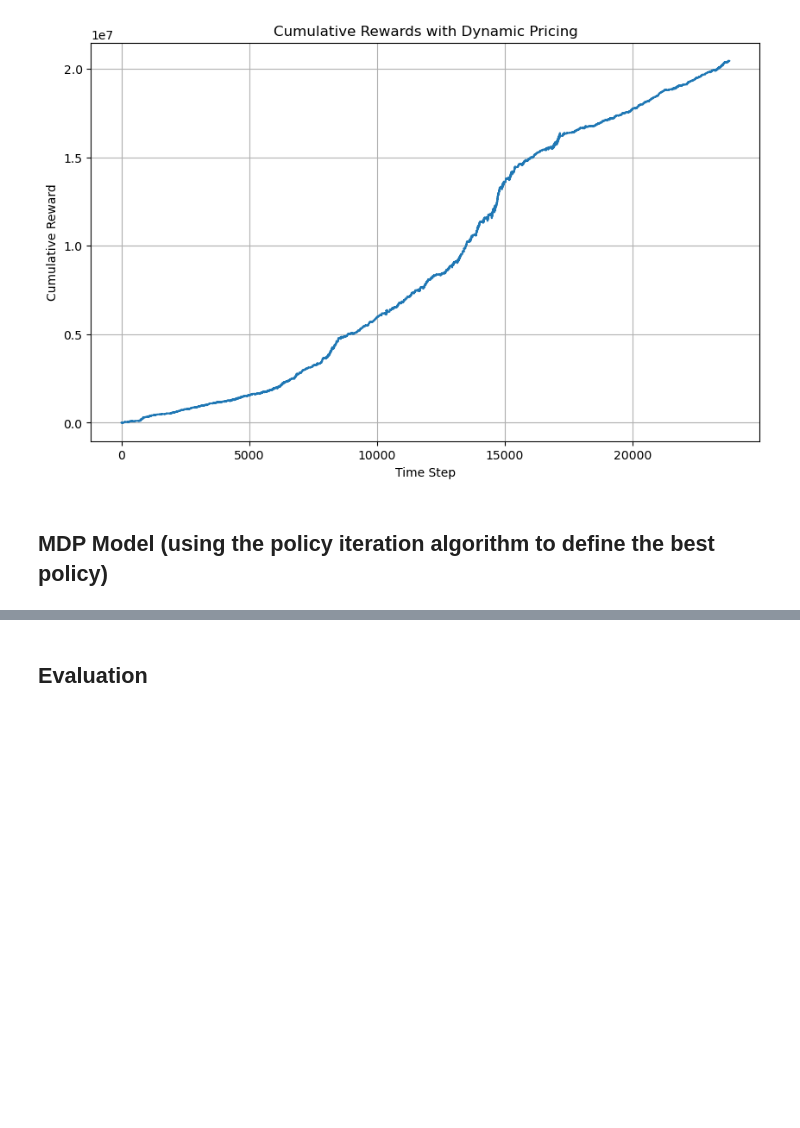
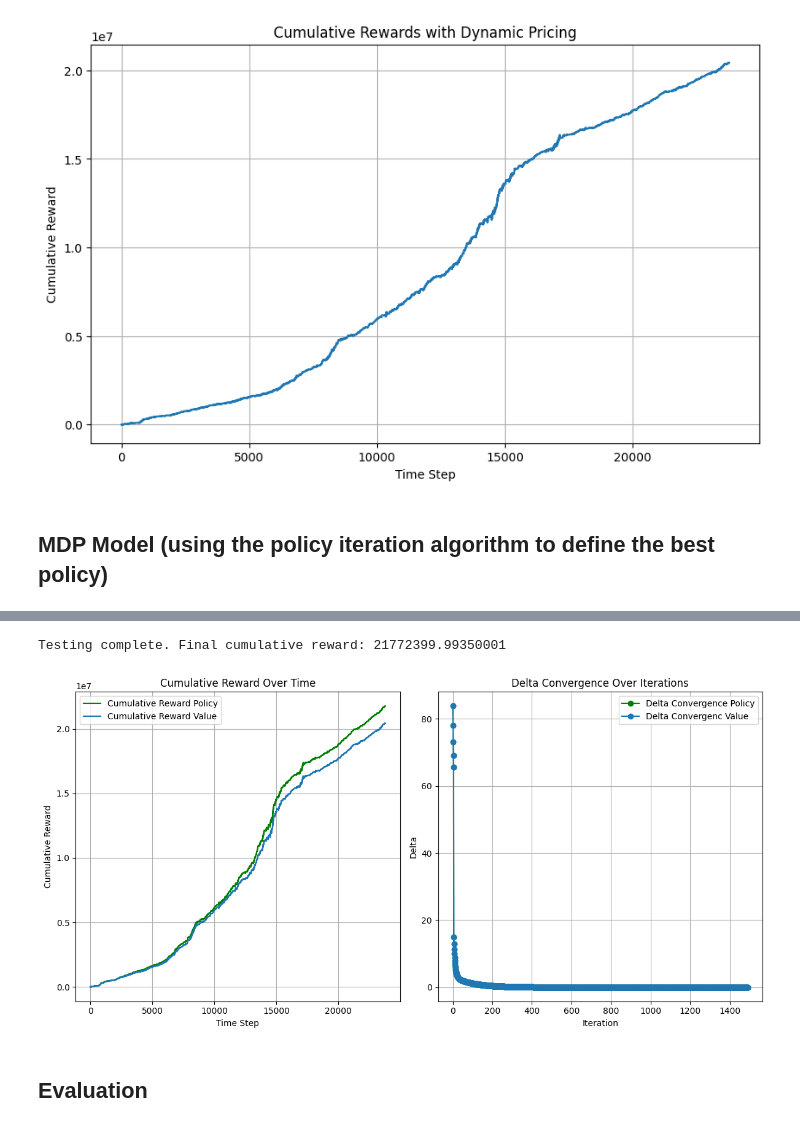
Before and after one commit to Max-f123/Machine_Learning_in_Energy_Systems, a Jupyter notebook: Assignment 03/Assignment_03.ipynb, the cells around one changed output, grey strips where cells are left out. Drawn from its saved outputs; the diff is of its cells as text; code cells hidden in the pictures; blank space fills up the shorter version.

```diff
--- a/Assignment 03/Assignment_03.ipynb
+++ b/Assignment 03/Assignment_03.ipynb
@@ -504,3 +915,37 @@ plt.show()
+# %%
+optimizer.test_on_data(categorized_data)
+# Assuming policy_optimizer.test_on_data has been run successfully
+# Plot cumulative rewards and delta convergence
+policy_optimizer.test_on_data(categorized_data)
+
+plt.figure(figsize=(12, 6))
+
+# Plot cumulative rewards
+plt.subplot(1, 2, 1)
+plt.plot(policy_optimizer.cumulative_rewards, label="Cumulative Reward Policy", color="green")
+plt.plot(optimizer.rewards, label="Cumulative Reward Value")
+plt.title("Cumulative Reward Over Time")
+plt.xlabel("Time Step")
+plt.ylabel("Cumulative Reward")
+plt.grid(True)
+plt.legend()
+
+
+# Plot delta convergence
+plt.subplot(1, 2, 2)
+plt.plot(policy_optimizer.convergence_deltas, label="Delta Convergence Policy", color="green", marker='o')
+plt.plot(optimizer.deltas, label="Delta Convergenc Value", marker='o')
+plt.title("Delta Convergence Over Iterations")
+plt.xlabel("Iteration")
+plt.ylabel("Delta")
+plt.grid(True)
+plt.legend()
+
+plt.tight_layout()
+plt.show()
+# %% [output]
+Testing complete. Final cumulative reward: 21772399.99350001
+[figure, added]
 # %% [markdown]
 ## Evaluation
 # %%
```
Also changed, not shown: parts of 19 cells of this notebook.
